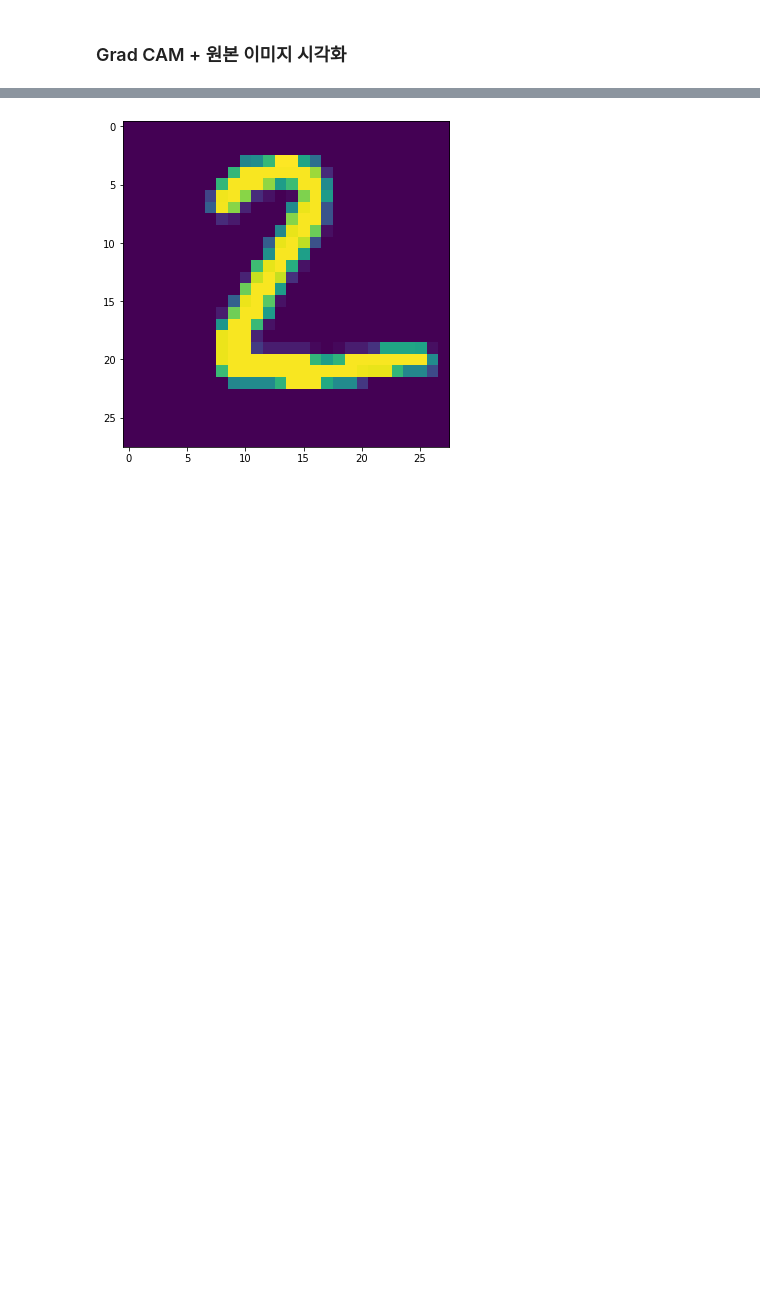
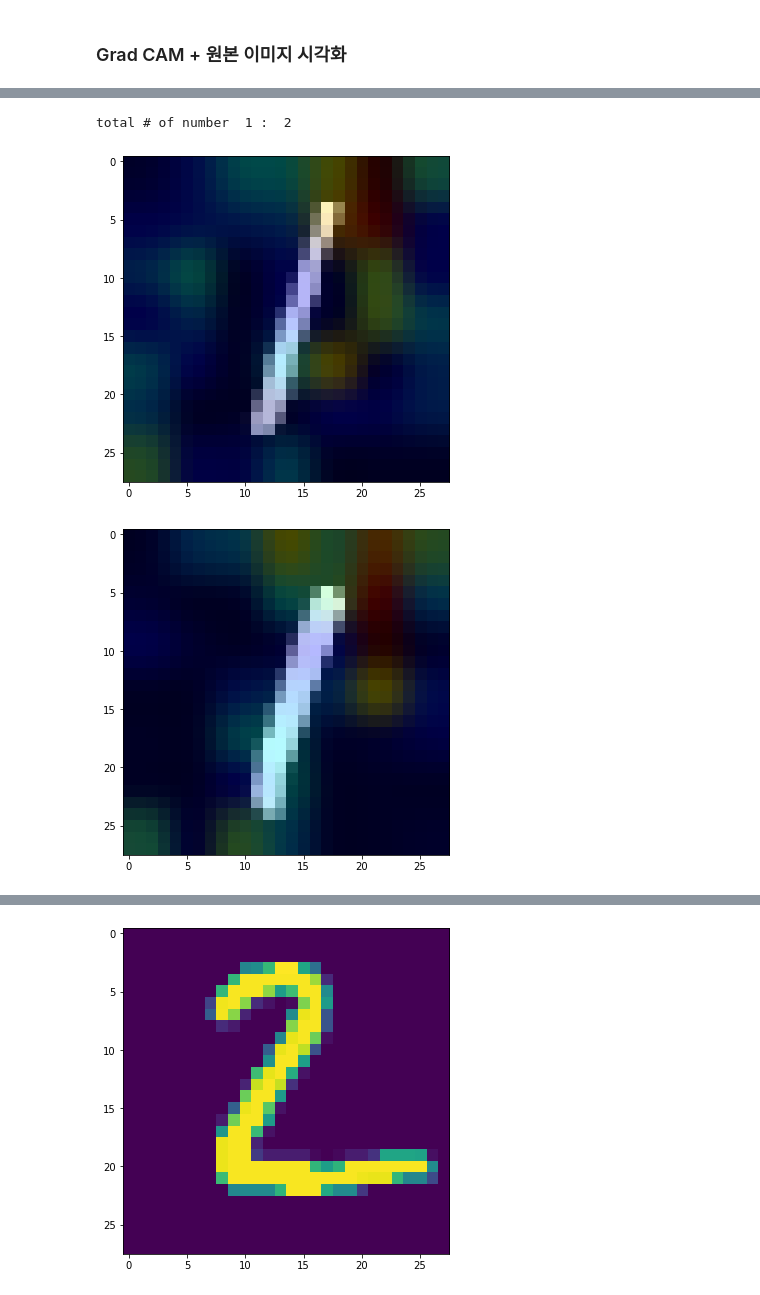
Before and after one commit to KangBK97/mnist_cnn_practice, a Jupyter notebook: [STEP 3] Grad CAM Mnist_CNN.ipynb, the cells around one changed output, grey strips where cells are left out. Drawn from its saved outputs; the diff is of its cells as text; code cells hidden in the pictures; blank space fills up the shorter version.

```diff
--- a/[STEP 3] Grad CAM Mnist_CNN.ipynb
+++ b/[STEP 3] Grad CAM Mnist_CNN.ipynb
@@ -116,0 +67,3 @@ cases = range(0,12,1) # 총 12개의 모델 불러옴(=====임시/수정필요==
+# %%
+N = len(training_result)
+training_result # Case는 0부터 시작 CNN_case는 1부터 시작
@@ -358 +296,20 @@ heatmap_.shape
+# %%
+number = 1 # 0~9 사이 확인하고 싶은 숫자
+rank = 2 # 1~12 사이 확인하고 싶은 순위
+
+case = int(training_result.iloc[rank-1,0])
+
+exec('N = len(index_{})'.format(number))
+exec('heatmap_ = grad_CAMs_case{}[index_{}]'.format(case,number))
+exec('img_data_ = temp_data[index_{}]'.format(number))
+print("total # of number ",number,": ",N)
+
+for i in range(N):
+    heatmap = heatmap_[i]
+    img_data = img_data_[i]
+    display_gradcam(img_data,heatmap)
+# %% [output]
+total # of number  1 :  2
+[figure, added]
+[figure, added]
 # %%
```
Also changed, not shown: parts of 20 cells of this notebook, 38 other files.
